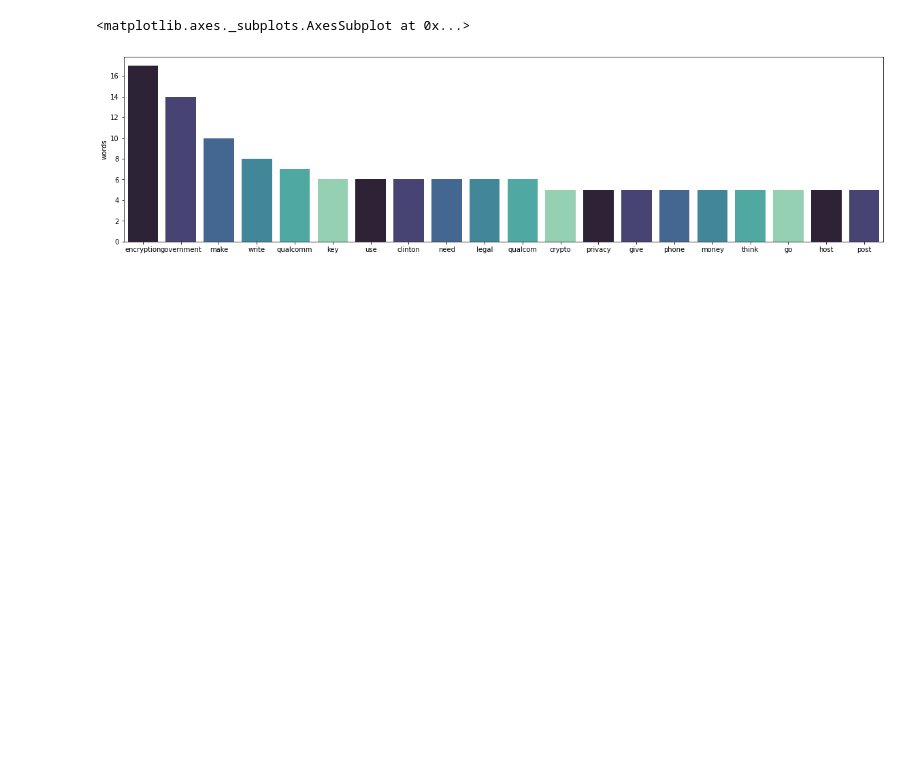
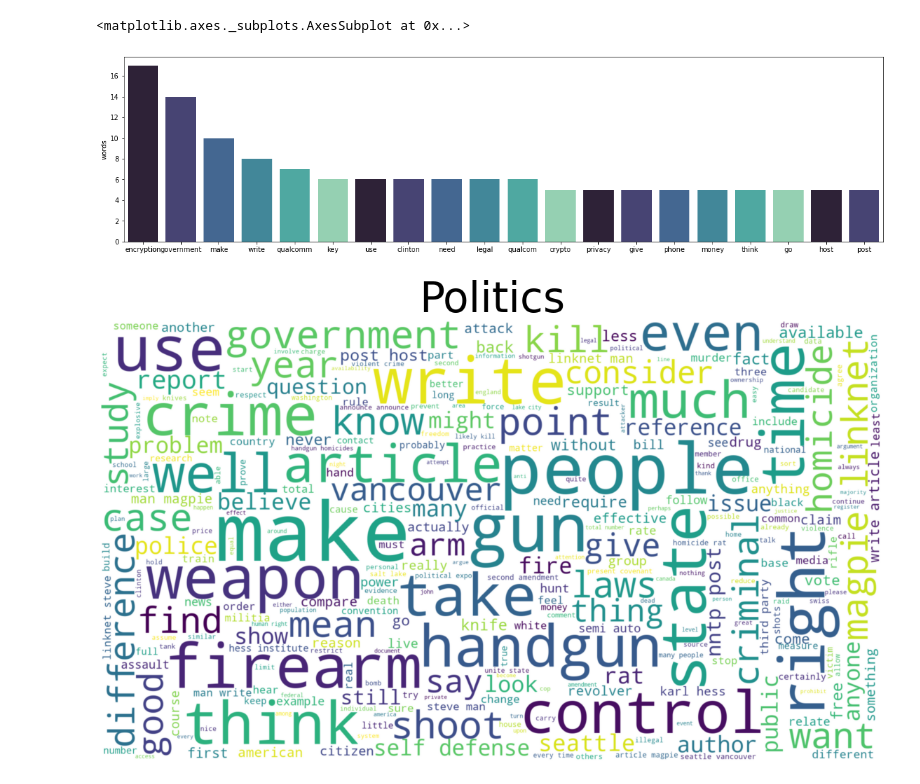
Before and after one commit to bholeneha/Text_Classification, a Jupyter notebook: LDA_Text_Classification.ipynb, the cells around one changed output. Cells and saved outputs as stored; diff of their text form; code cells hidden in the pictures; blank space fills up the shorter version.

```diff
--- a/LDA_Text_Classification.ipynb
+++ b/LDA_Text_Classification.ipynb
@@ -339,3 +339,8 @@ sns.barplot(x = top_10.words.value_counts().index,
 # %% [output]
 <matplotlib.axes._subplots.AxesSubplot at 0x...>
 [figure]
+# %%
+all_text = " ".join(data_LDA[data_LDA.Class == "Politics"].filtered_text)
+make_wordcloud(all_text, "Politics")
+# %% [output]
+[figure, added]
```
Also changed, not shown: parts of 1 cell of this notebook.
